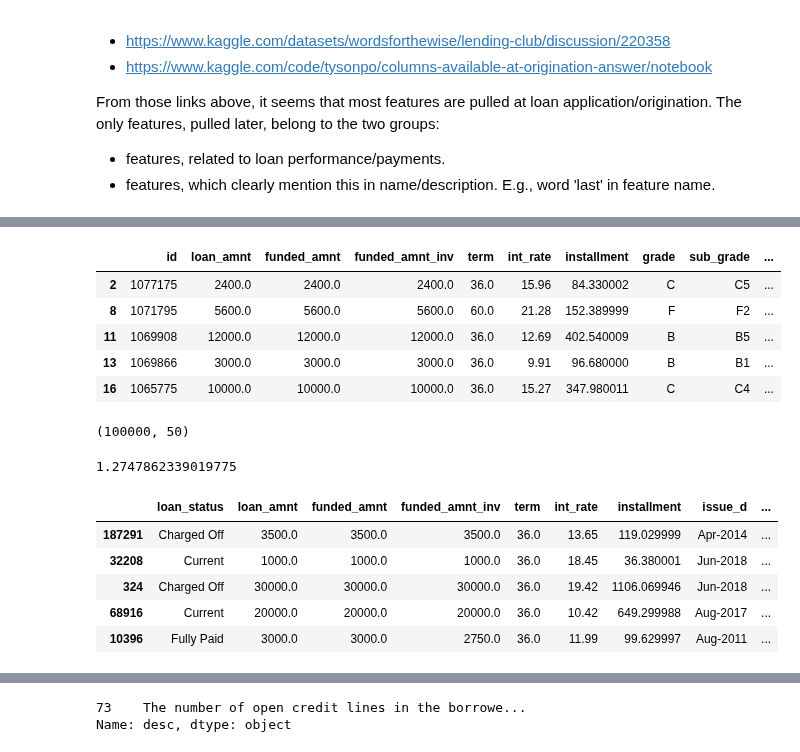
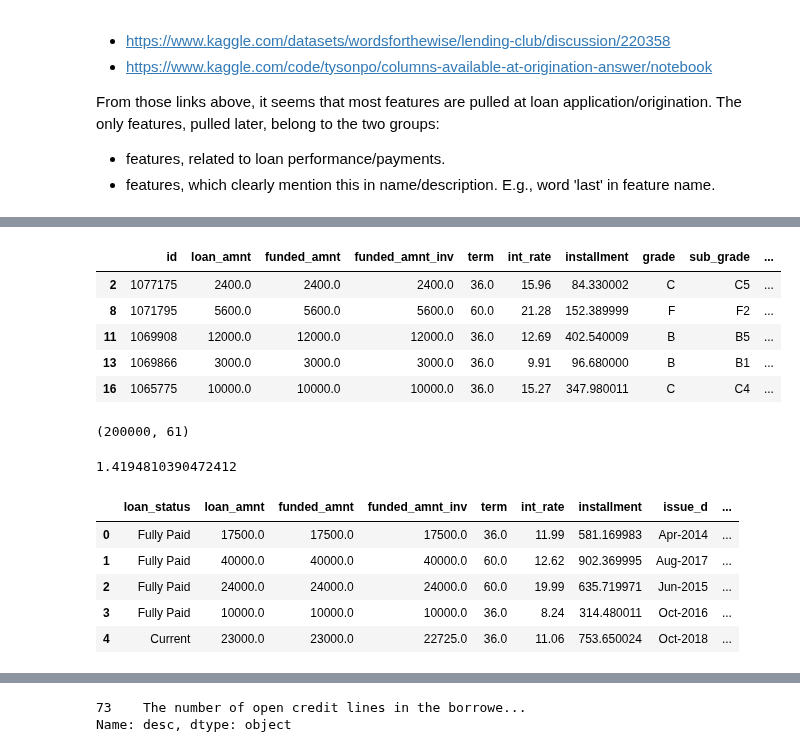
Before and after one commit to MykolaPinchuk/KaggleProjects, a Jupyter notebook: kp102-lc-loaddef.ipynb, the cells around one changed output, grey strips where cells are left out. Saved outputs shown, nothing was run; the diff lists cells and outputs as text; code cells hidden in the pictures.

```diff
--- a/kp102-lc-loaddef.ipynb
+++ b/kp102-lc-loaddef.ipynb
@@ -96,39 +107,43 @@ features_tokeep = ['loan_status',
  'loan_amnt', 'funded_amnt', 'funded_amnt_inv', 'term', 'int_rate', 'installment','issue_d',
  'purpose', 'title', 'initial_list_status', 'application_type',
  'grade', 'sub_grade', 'fico_range_high',
  'emp_title', 'emp_length', 'home_ownership', 'annual_inc', 'zip_code', 'addr_state',
  'dti',
  'verification_status',
  'mo_sin_rcnt_tl', 'mths_since_last_delinq', 'mths_since_last_major_derog', 'mths_since_last_record',
  'mths_since_recent_bc_dlq', 'mths_since_recent_revol_delinq',
  'num_tl_op_past_12m',
  'earliest_cr_line', 'inq_last_6mths', 'inq_fi', 'inq_last_12m',
  'open_acc', 'acc_open_past_24mths', 'mort_acc', 'total_acc',
  'avg_cur_bal', 'il_util', 'tot_cur_bal',
  'revol_bal', 'revol_util', 'max_bal_bc',
  'delinq_2yrs', 'acc_now_delinq', 'delinq_amnt', 'pub_rec', 'pub_rec_bankruptcies',
- 'annual_inc_joint', 'dti_joint', 'verification_status_joint']
+ 'annual_inc_joint', 'dti_joint', 'verification_status_joint',
+ 'total_bal_ex_mort', 'tot_coll_amt', 'tax_liens', 'percent_bc_gt_75', 'pct_tl_nvr_dlq',
+ 'open_rv_12m', 'open_il_12m', 'num_tl_90g_dpd_24m', 'num_tl_30dpd', 'num_tl_120dpd_2m',
+ 'num_accts_ever_120_pd']
 
 df = df[features_tokeep]
 
 
 df.drop(columns = ['il_util', 'max_bal_bc'], inplace=True)
 # these are useful features, which I will preprocess later
 
-df = df.sample(100000)
+df = df.sample(200000)
+df.reset_index(inplace=True, drop=True)
 display(df.shape, time.time()-time0, df.head())
 # %% [output]
 |  | id | loan_amnt | funded_amnt | funded_amnt_inv | term | int_rate | installment | grade | sub_grade | ... |
 | 2 | 1077175 | 2400.0 | 2400.0 | 2400.0 | 36.0 | 15.96 | 84.330002 | C | C5 | ... |
 | 8 | 1071795 | 5600.0 | 5600.0 | 5600.0 | 60.0 | 21.28 | 152.389999 | F | F2 | ... |
 | 11 | 1069908 | 12000.0 | 12000.0 | 12000.0 | 36.0 | 12.69 | 402.540009 | B | B5 | ... |
 | 13 | 1069866 | 3000.0 | 3000.0 | 3000.0 | 36.0 | 9.91 | 96.680000 | B | B1 | ... |
 | 16 | 1065775 | 10000.0 | 10000.0 | 10000.0 | 36.0 | 15.27 | 347.980011 | C | C4 | ... |
-(100000, 50)
+(200000, 61)
-1.2747862339019775
+1.4194810390472412
 |  | loan_status | loan_amnt | funded_amnt | funded_amnt_inv | term | int_rate | installment | issue_d | ... |
-| 187291 | Charged Off | 3500.0 | 3500.0 | 3500.0 | 36.0 | 13.65 | 119.029999 | Apr-2014 | ... |
-| 32208 | Current | 1000.0 | 1000.0 | 1000.0 | 36.0 | 18.45 | 36.380001 | Jun-2018 | ... |
-| 324 | Charged Off | 30000.0 | 30000.0 | 30000.0 | 36.0 | 19.42 | 1106.069946 | Jun-2018 | ... |
-| 68916 | Current | 20000.0 | 20000.0 | 20000.0 | 36.0 | 10.42 | 649.299988 | Aug-2017 | ... |
-| 10396 | Fully Paid | 3000.0 | 3000.0 | 2750.0 | 36.0 | 11.99 | 99.629997 | Aug-2011 | ... |
+| 0 | Fully Paid | 17500.0 | 17500.0 | 17500.0 | 36.0 | 11.99 | 581.169983 | Apr-2014 | ... |
+| 1 | Fully Paid | 40000.0 | 40000.0 | 40000.0 | 60.0 | 12.62 | 902.369995 | Aug-2017 | ... |
+| 2 | Fully Paid | 24000.0 | 24000.0 | 24000.0 | 60.0 | 19.99 | 635.719971 | Jun-2015 | ... |
+| 3 | Fully Paid | 10000.0 | 10000.0 | 10000.0 | 36.0 | 8.24 | 314.480011 | Oct-2016 | ... |
+| 4 | Current | 23000.0 | 23000.0 | 22725.0 | 36.0 | 11.06 | 753.650024 | Oct-2018 | ... |
```
Also changed, not shown: parts of 31 cells of this notebook.
